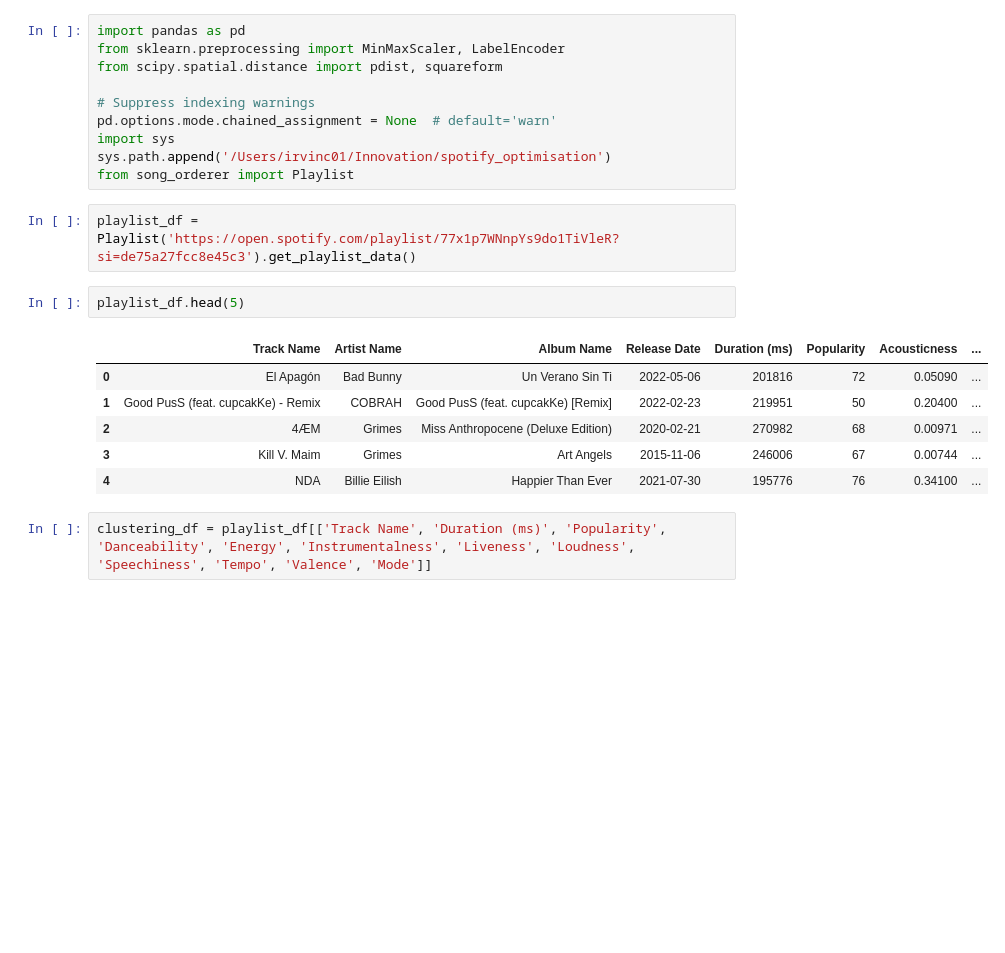
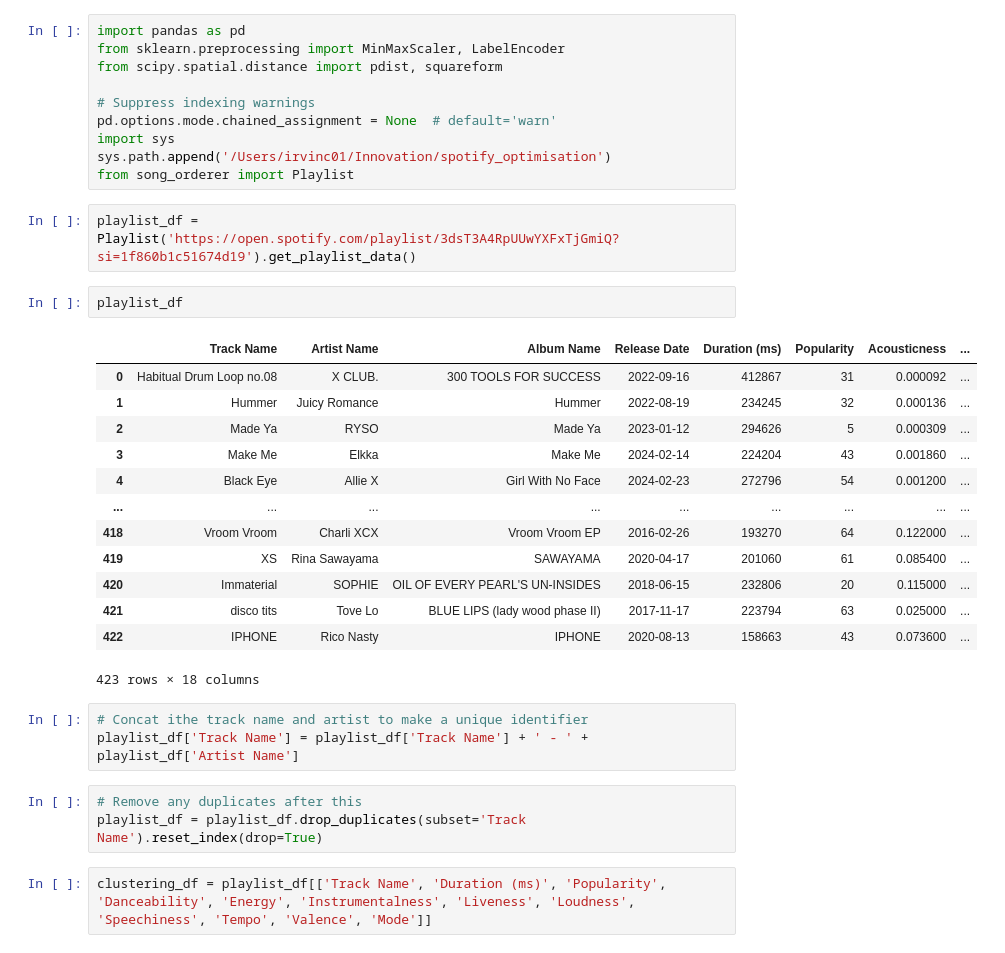
Before and after one commit to cirvine97/spotify_optimisation, a Jupyter notebook: notebooks/live_mix_recommender.ipynb, the cells around one changed output. Drawn from its saved outputs; the diff is of its cells as text; blank space fills up the shorter version.

Commit message:
Unique title to avoid duplicates

```diff
--- a/notebooks/live_mix_recommender.ipynb
+++ b/notebooks/live_mix_recommender.ipynb
@@ -9,16 +9,29 @@ import sys
 sys.path.append('/Users/irvinc01/Innovation/spotify_optimisation')
 from song_orderer import Playlist
 # %%
-playlist_df = Playlist('https://open.spotify.com/playlist/77x1p7WNnpYs9do1TiVleR?si=de75a27fcc8e45c3').get_playlist_data()
+playlist_df = Playlist('https://open.spotify.com/playlist/3dsT3A4RpUUwYXFxTjGmiQ?si=1f860b1c51674d19').get_playlist_data()
 # %%
-playlist_df.head(5)
+playlist_df
 # %% [output]
 |  | Track Name | Artist Name | Album Name | Release Date | Duration (ms) | Popularity | Acousticness | ... |
-| 0 | El Apagón | Bad Bunny | Un Verano Sin Ti | 2022-05-06 | 201816 | 72 | 0.05090 | ... |
-| 1 | Good PusS (feat. cupcakKe) - Remix | COBRAH | Good PusS (feat. cupcakKe) [Remix] | 2022-02-23 | 219951 | 50 | 0.20400 | ... |
-| 2 | 4ÆM | Grimes | Miss Anthropocene (Deluxe Edition) | 2020-02-21 | 270982 | 68 | 0.00971 | ... |
-| 3 | Kill V. Maim | Grimes | Art Angels | 2015-11-06 | 246006 | 67 | 0.00744 | ... |
-| 4 | NDA | Billie Eilish | Happier Than Ever | 2021-07-30 | 195776 | 76 | 0.34100 | ... |
+| 0 | Habitual Drum Loop no.08 | X CLUB. | 300 TOOLS FOR SUCCESS | 2022-09-16 | 412867 | 31 | 0.000092 | ... |
+| 1 | Hummer | Juicy Romance | Hummer | 2022-08-19 | 234245 | 32 | 0.000136 | ... |
+| 2 | Made Ya | RYSO | Made Ya | 2023-01-12 | 294626 | 5 | 0.000309 | ... |
+| 3 | Make Me | Elkka | Make Me | 2024-02-14 | 224204 | 43 | 0.001860 | ... |
+| 4 | Black Eye | Allie X | Girl With No Face | 2024-02-23 | 272796 | 54 | 0.001200 | ... |
+| ... | ... | ... | ... | ... | ... | ... | ... | ... |
+| 418 | Vroom Vroom | Charli XCX | Vroom Vroom EP | 2016-02-26 | 193270 | 64 | 0.122000 | ... |
+| 419 | XS | Rina Sawayama | SAWAYAMA | 2020-04-17 | 201060 | 61 | 0.085400 | ... |
+| 420 | Immaterial | SOPHIE | OIL OF EVERY PEARL'S UN-INSIDES | 2018-06-15 | 232806 | 20 | 0.115000 | ... |
+| 421 | disco tits | Tove Lo | BLUE LIPS (lady wood phase II) | 2017-11-17 | 223794 | 63 | 0.025000 | ... |
+| 422 | IPHONE | Rico Nasty | IPHONE | 2020-08-13 | 158663 | 43 | 0.073600 | ... |
+423 rows × 18 columns
+# %%
+# Concat ithe track name and artist to make a unique identifier
+playlist_df['Track Name'] = playlist_df['Track Name'] + ' - ' + playlist_df['Artist Name']
+# %%
+# Remove any duplicates after this
+playlist_df = playlist_df.drop_duplicates(subset='Track Name').reset_index(drop=True)
 # %%
 clustering_df = playlist_df[['Track Name', 'Duration (ms)', 'Popularity', 'Danceability', 'Energy', 'Instrumentalness', 'Liveness', 'Loudness', 'Speechiness', 'Tempo', 'Valence', 'Mode']]
 # %%
```
Also changed, not shown: parts of 4 cells of this notebook.
